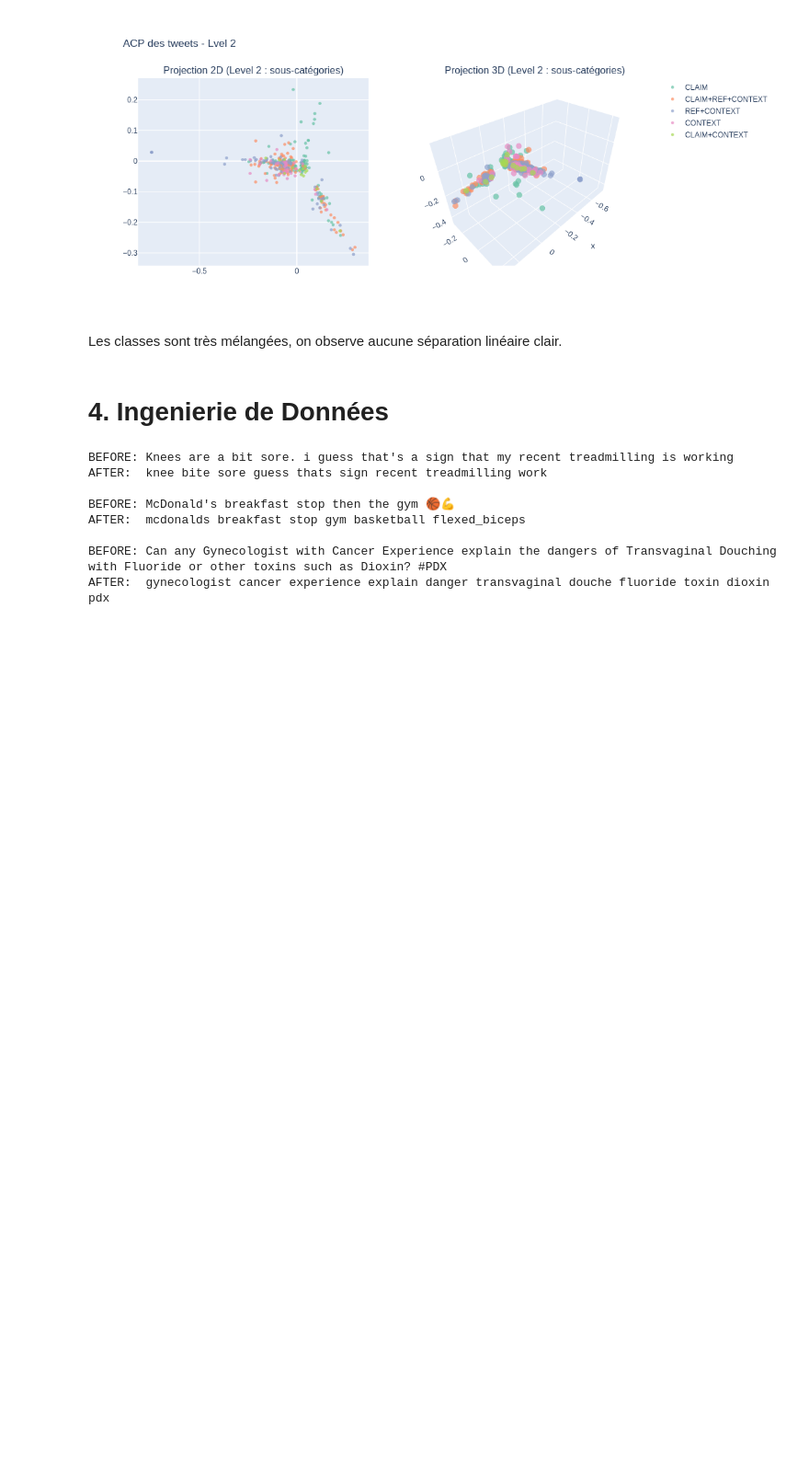
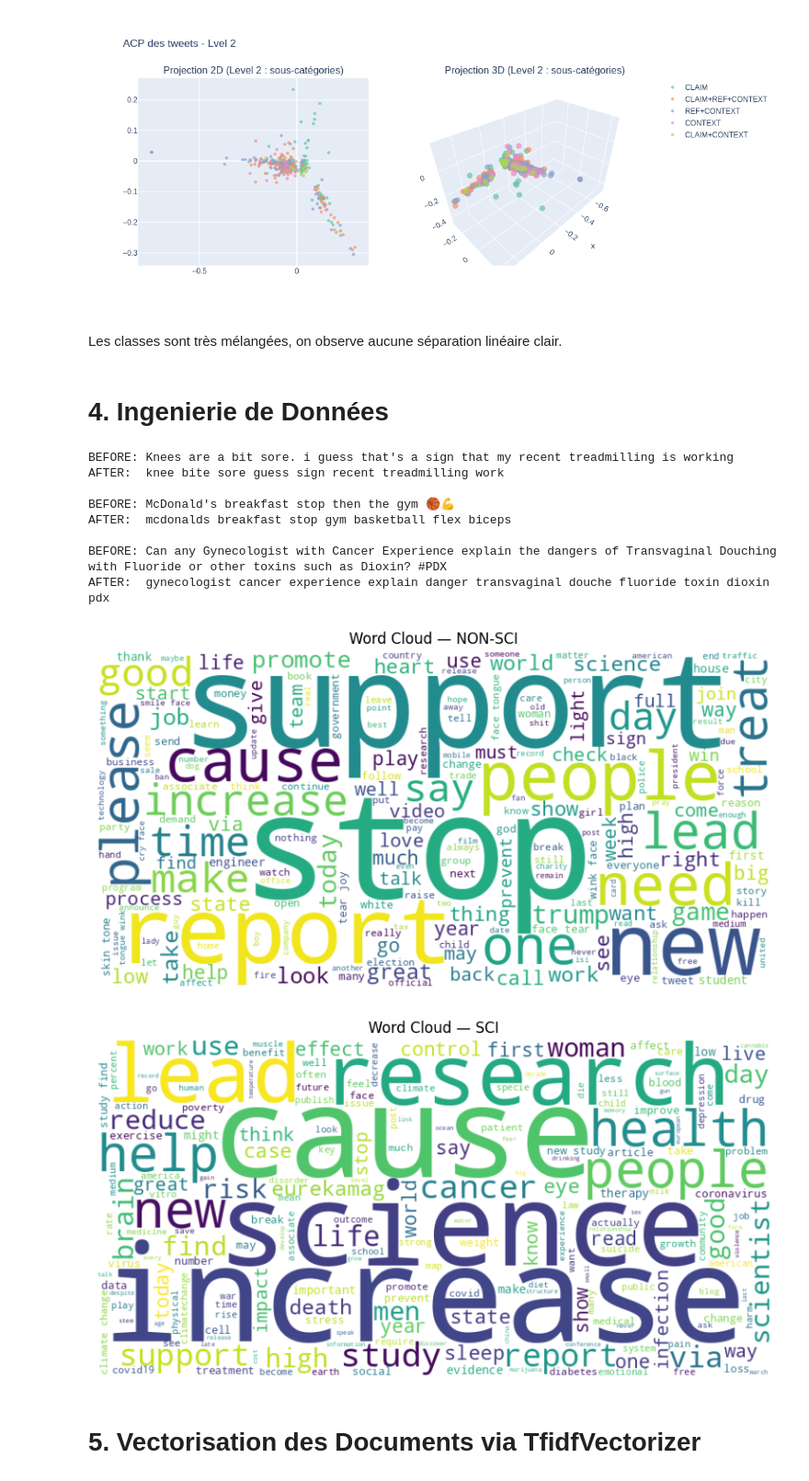
Before and after one commit to LazImane/ML_SciTweets, a Jupyter notebook: ML_SciTweets.ipynb, the cells around one changed output. Shown at 92% size. Saved outputs shown, nothing was run; the diff lists cells and outputs as text; code cells hidden in the pictures; blank space fills up the shorter version.

```diff
--- a/ML_SciTweets.ipynb
+++ b/ML_SciTweets.ipynb
@@ -358,6 +360,7 @@ contractions_map = {
     "you're": "you are",
     "they're": "they are",
     "we're": "we are",
+    "that's": "that is",
 }
 def expand_contractions(text):
     # Normalisation simple des apostrophes typographiques
@@ -377,10 +380,12 @@ def preprocess(text):
     text = expand_contractions(text)
     text = str(text).lower()
 
-    text = re.sub(r'http\S+ | www\S+','',text)
+    text = re.sub(r'https?://\S+|www\.\S+', '', text)
+    text = re.sub(r'\bhttp\w+\b', '', text)
     text = re.sub(r'@\w+','',text)
     text = re.sub(r'#(\w+)', r'\1', text)
     text = emoji.demojize(text, delimiters=(" ", " "))
+    text = text.replace("_", " ")
     text = re.sub(r'[^\w\s]', '', text)
     tokens = word_tokenize(text)
     tokens = [t for t in tokens if t not in stop_words and len(t) > 2]
@@ -400,12 +405,27 @@ for i in range(3):
     print()
 # %% [output]
 BEFORE: Knees are a bit sore. i guess that's a sign that my recent treadmilling is working
-AFTER:  knee bite sore guess thats sign recent treadmilling work
+AFTER:  knee bite sore guess sign recent treadmilling work
 
 BEFORE: McDonald's breakfast stop then the gym 🏀💪
-AFTER:  mcdonalds breakfast stop gym basketball flexed_biceps
+AFTER:  mcdonalds breakfast stop gym basketball flex biceps
 
 BEFORE: Can any Gynecologist with Cancer Experience explain the dangers of Transvaginal Douching with Fluoride or other toxins such as Dioxin? #PDX
 AFTER:  gynecologist cancer experience explain danger transvaginal douche fluoride toxin dioxin pdx
 # %%
 #wth are these tweets actually 😭
+# %%
+for label, name in [(0, "NON-SCI"), (1, "SCI")]:
+    texts = " ".join(df[df["science_related"] == label]["text_clean"])
+    wc = WordCloud(width=800, height=400, background_color="white")
+    wc.generate(texts)
+    plt.figure(figsize=(12, 5))
+    plt.title(f"Word Cloud — {name}")
+    plt.imshow(wc, interpolation="bilinear")
+    plt.axis("off")
+    plt.show()
+# %% [output]
+[figure, added]
+[figure, added]
+# %% [markdown]
+# 5. Vectorisation des Documents via TfidfVectorizer
```
Also changed, not shown: parts of 19 cells of this notebook.
